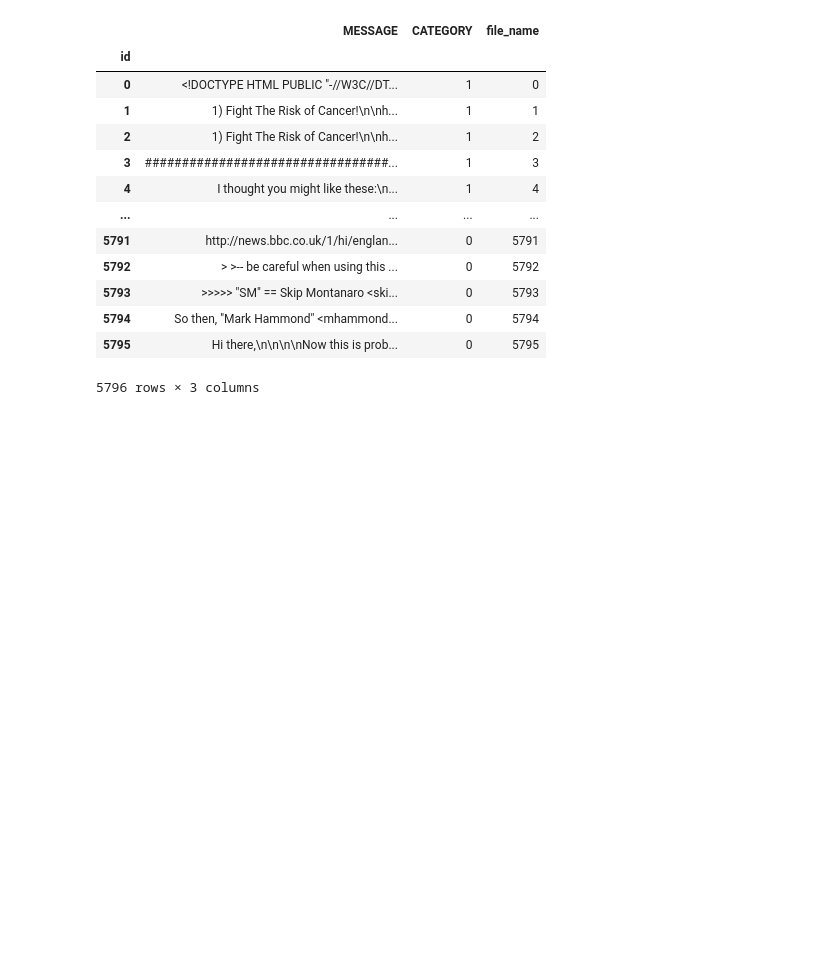
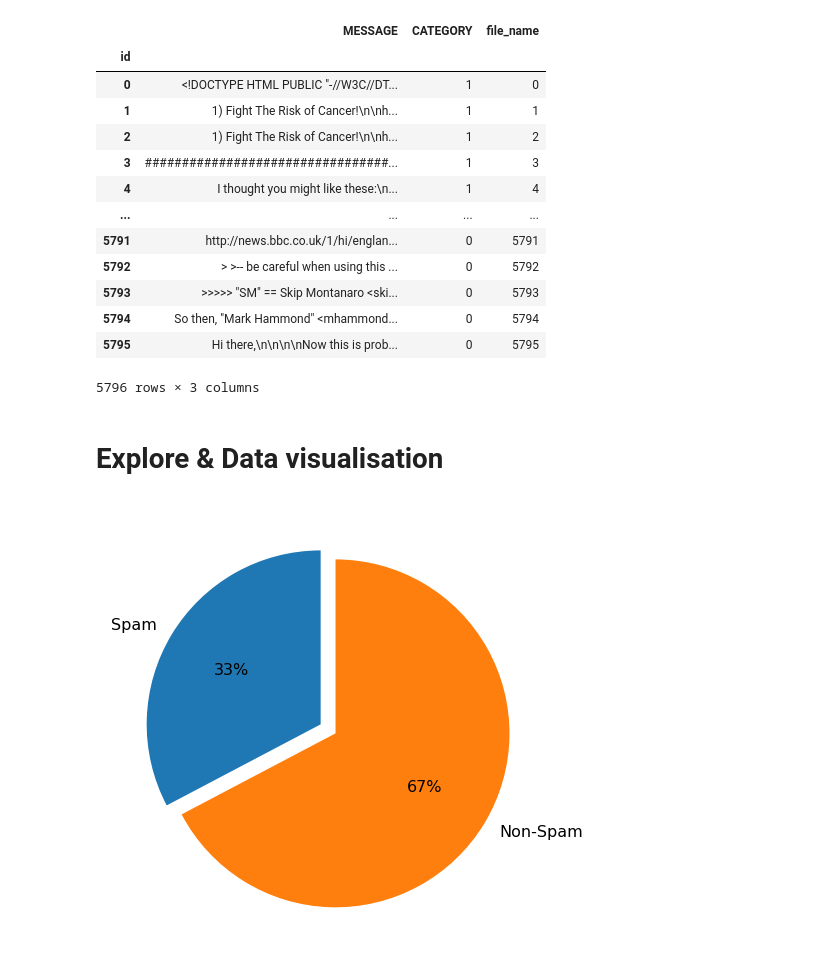
Before and after one commit to xshot9011/data-science-and-machine-leaning-learning, a Jupyter notebook: 5. filter spam email/Bayes Classifier.ipynb, the cells around one changed output. Drawn from its saved outputs; the diff is of its cells as text; code cells hidden in the pictures; blank space fills up the shorter version.

Commit message:
filter spam, explor and visualisation data

```diff
--- a/5. filter spam email/Bayes Classifier.ipynb
+++ b/5. filter spam email/Bayes Classifier.ipynb
@@ -176,3 +178,18 @@ df
 # save to file using pandas
 df.to_json(DATA_PATH)
 df.to_csv(DATA_PATH.replace('json', 'csv'))
+# %% [markdown]
+# Explore & Data visualisation
+# %%
+df['CATEGORY'].value_counts()
+non_spam_amount = df['CATEGORY'].value_counts()[0]
+spam_amount = df['CATEGORY'].value_counts()[1]
+# %%
+sizes = [spam_amount, non_spam_amount]
+categ_names = ['Spam', 'Non-Spam']
+plt.figure(figsize=[8, 8])
+plt.pie(sizes, labels=categ_names, startangle=90, textprops={'fontsize': 16}, autopct='%1.0f%%',
+        explode=[0, 0.1])
+plt.show()
+# %% [output]
+[figure, added]
```
Also changed, not shown: parts of 2 cells of this notebook, 1 other file.
